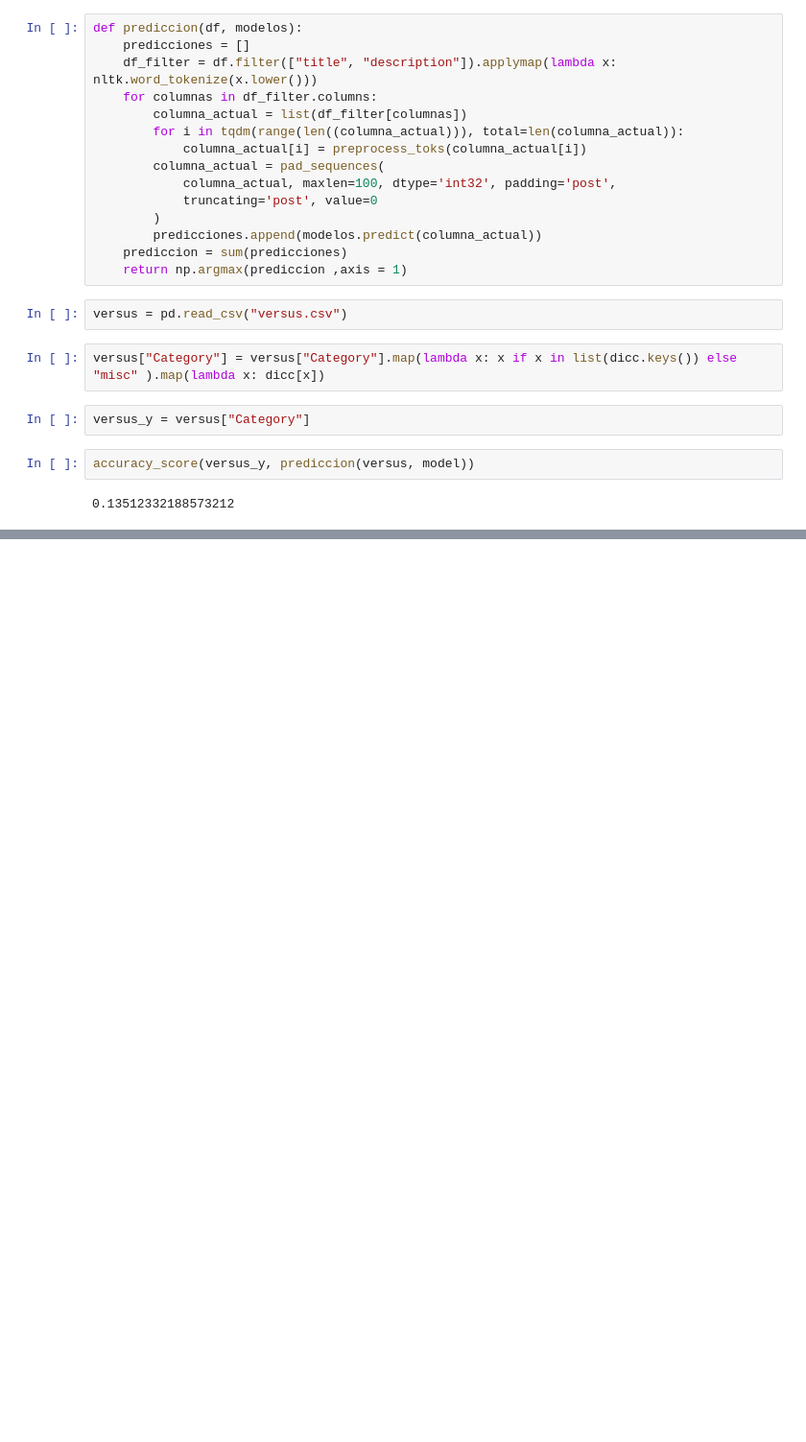
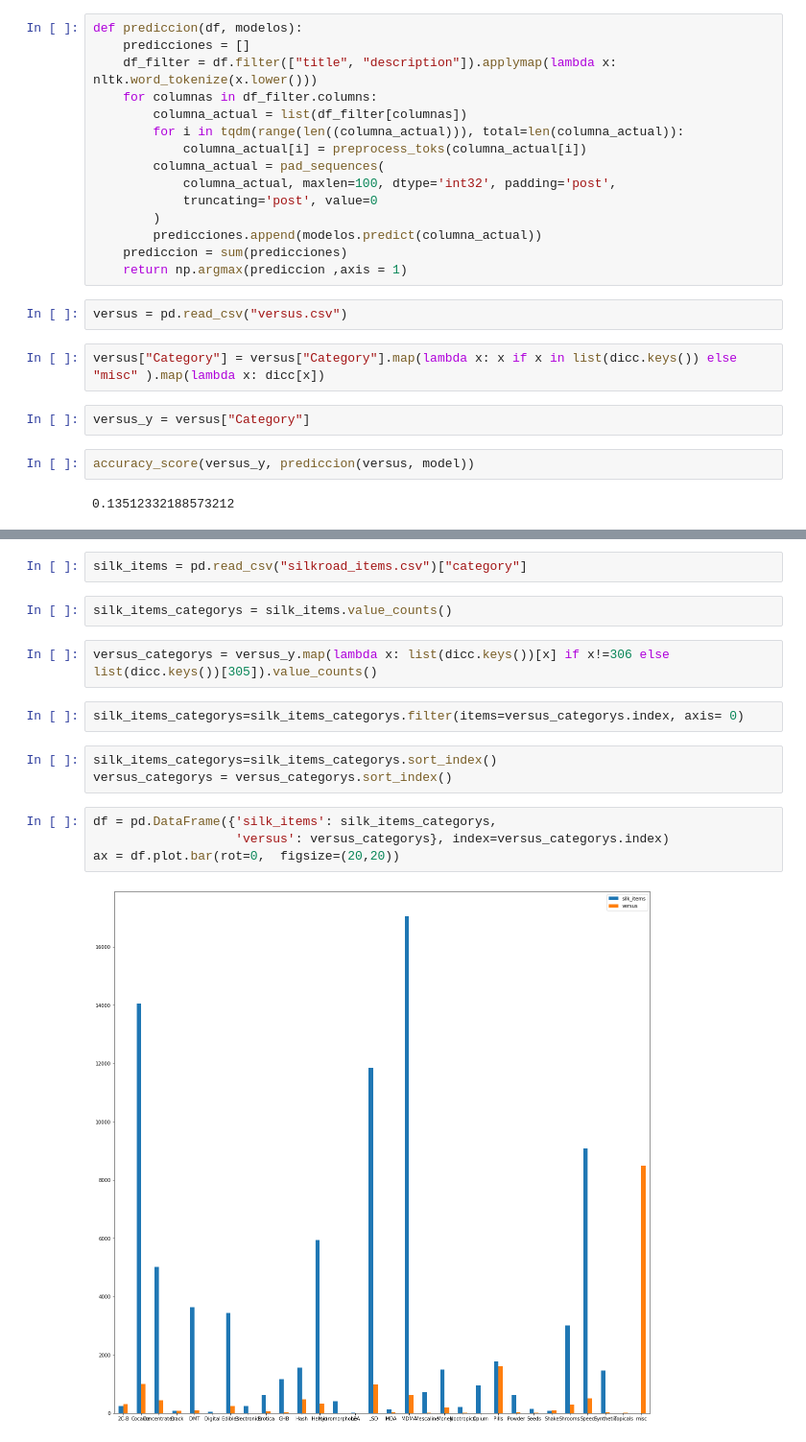
Before and after one commit to Bmorseletto/Tp4-datos, a Jupyter notebook: TP-4.ipynb, the cells around one changed output, grey strips where cells are left out. Shown: that part at 96% size. Cells and saved outputs as stored; diff of their text form; blank space fills up the shorter version.

```diff
--- a/TP-4.ipynb
+++ b/TP-4.ipynb
@@ -214,0 +214,17 @@ accuracy_score(versus_y, prediccion(versus, model))
+# %%
+silk_items = pd.read_csv("silkroad_items.csv")["category"]
+# %%
+silk_items_categorys = silk_items.value_counts()
+# %%
+versus_categorys = versus_y.map(lambda x: list(dicc.keys())[x] if x!=306 else list(dicc.keys())[305]).value_counts()
+# %%
+silk_items_categorys=silk_items_categorys.filter(items=versus_categorys.index, axis= 0)
+# %%
+silk_items_categorys=silk_items_categorys.sort_index()
+versus_categorys = versus_categorys.sort_index()
+# %%
+df = pd.DataFrame({'silk_items': silk_items_categorys,
+                   'versus': versus_categorys}, index=versus_categorys.index)
+ax = df.plot.bar(rot=0,  figsize=(20,20))
+# %% [output]
+[figure, added]
```
Also changed, not shown: parts of 13 cells of this notebook.
